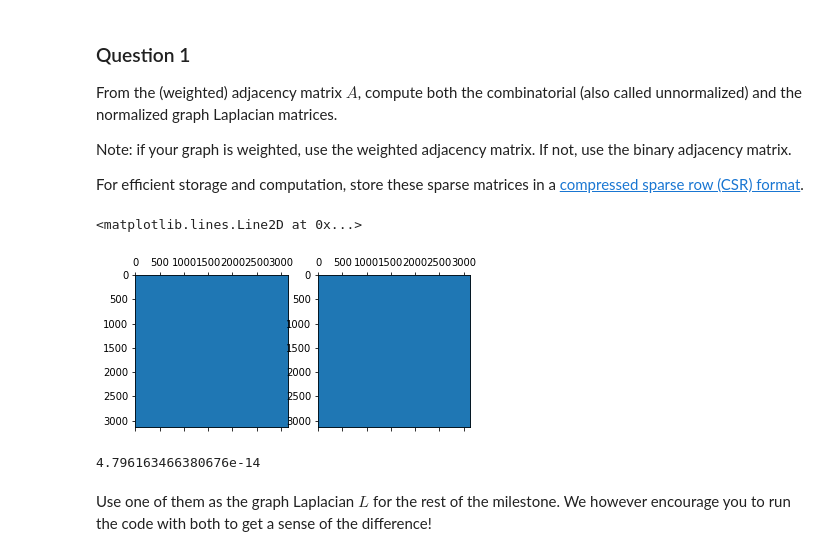
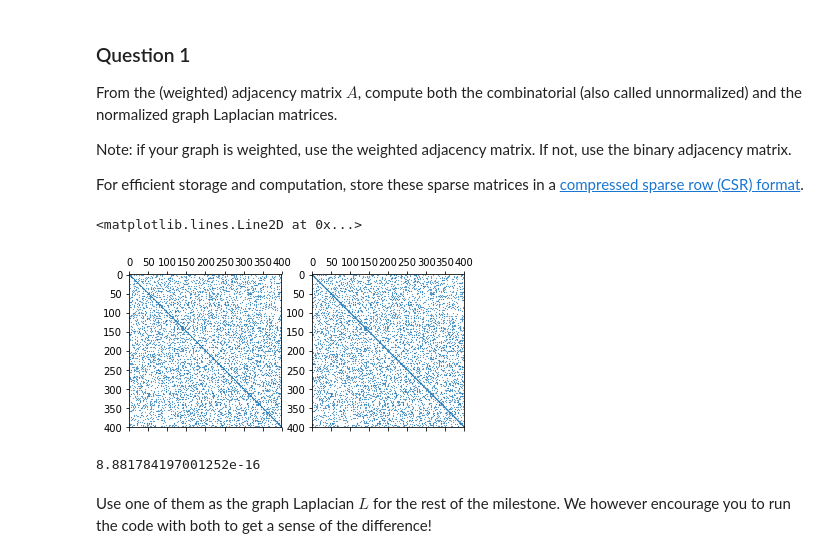
Before and after one commit to vndk36/Project_ntds2018, a Jupyter notebook: Milestone_3/3_spectral_graph_theory.ipynb, the cells around one changed output. Saved outputs shown, nothing was run; the diff lists cells and outputs as text; code cells hidden in the pictures.

```diff
--- a/Milestone_3/3_spectral_graph_theory.ipynb
+++ b/Milestone_3/3_spectral_graph_theory.ipynb
@@ -38,0 +40,2 @@ import networkx as nx
+# %%
+myG=mdeff.graphs.SwissRoll().W.toarray()
@@ -43,4 +48,7 @@ Import the adjacency matrix $A$ that you constructed in the first milestone.
 (You're allowed to update it between milestones if you want to.)
 # %%
 adjacency = np.load("../saved_adjacency.npy")
+adjacency = myG
 n_nodes =   len(adjacency)
+#adjacency=np.where(adjacency!=0,1.,0.)
+adjacency[:15,:15]
@@ -57,18 +83,18 @@ For efficient storage and computation, store these sparse matrices in a [compres
 # %%
 # We first create the degree vector of our graph :
 degrees=np.sum(adjacency,0)
 D_sqrt_inv= np.diag(1/np.sqrt(degrees))
 
 laplacian_combinatorial = sparse.csr_matrix(np.diag(degrees)-adjacency)
 laplacian_normalized = sparse.csr_matrix(D_sqrt_inv @ laplacian_combinatorial @ D_sqrt_inv)
 
 plt.subplot(121)
-plt.spy(laplacian_combinatorial)
+plt.spy(laplacian_combinatorial,markersize=0.2)
 plt.subplot(122)
-plt.spy(laplacian_normalized)
+plt.spy(laplacian_normalized,markersize=0.2)
 # %% [output]
 <matplotlib.lines.Line2D at 0x...>
-[figure, old version]
+[figure, new version]
 # %%
 G=nx.from_numpy_matrix(np.asmatrix(adjacency))
 
@@ -78,7 +104,7 @@ lap_c_a=laplacian_combinatorial.toarray()
 
 np.amax(lap_a-lap_c_a)
 # %% [output]
-4.796163466380676e-14
+8.881784197001252e-16
 # %% [markdown]
 Use one of them as the graph Laplacian $L$ for the rest of the milestone.
 We however encourage you to run the code with both to get a sense of the difference!
```
Also changed, not shown: parts of 13 cells of this notebook.
